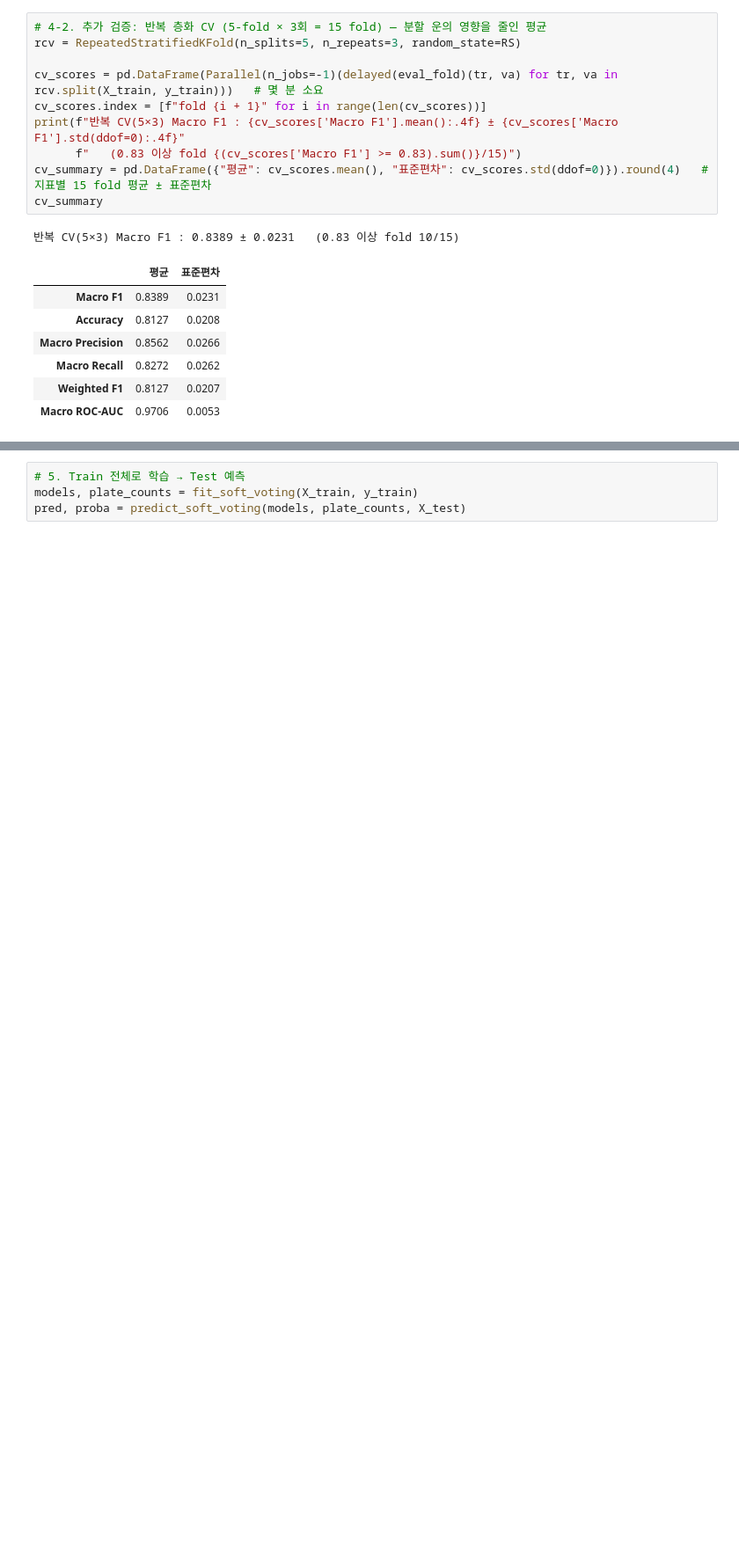
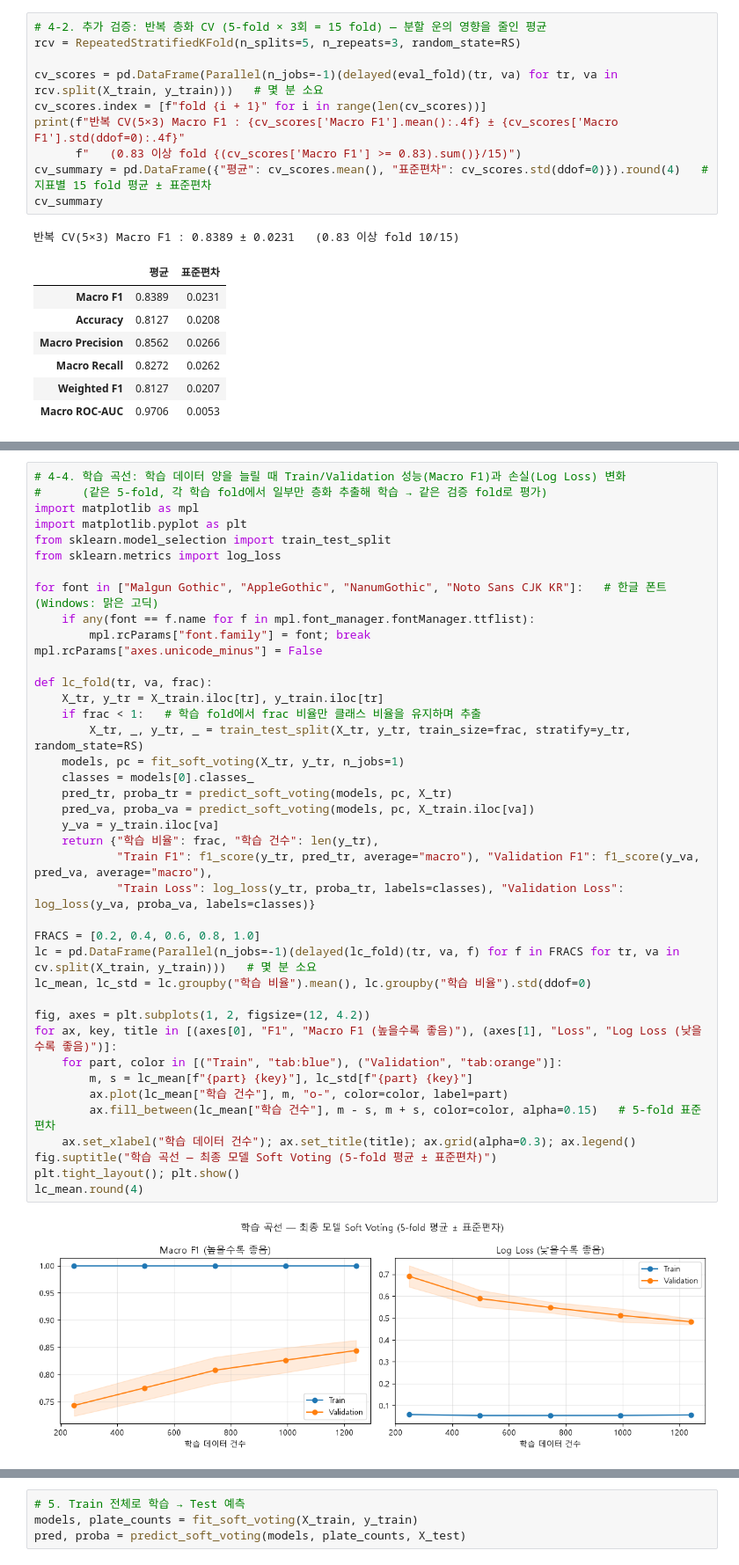
Before and after one commit to ehdwls1452/Teamproject01-steel-plate-fault-classification, a Jupyter notebook: notebooks/Taegyeom_08_train_final_model.ipynb, the cells around one changed output, grey strips where cells are left out. Shown at 88% size. Drawn from its saved outputs; the diff is of its cells as text; blank space fills up the shorter version.

```diff
--- a/notebooks/Taegyeom_08_train_final_model.ipynb
+++ b/notebooks/Taegyeom_08_train_final_model.ipynb
@@ -127,0 +154,42 @@ cv_summary
+# %%
+# 4-4. 학습 곡선: 학습 데이터 양을 늘릴 때 Train/Validation 성능(Macro F1)과 손실(Log Loss) 변화
+#      (같은 5-fold, 각 학습 fold에서 일부만 층화 추출해 학습 → 같은 검증 fold로 평가)
+import matplotlib as mpl
+import matplotlib.pyplot as plt
+from sklearn.model_selection import train_test_split
+from sklearn.metrics import log_loss
+
+for font in ["Malgun Gothic", "AppleGothic", "NanumGothic", "Noto Sans CJK KR"]:   # 한글 폰트 (Windows: 맑은 고딕)
+    if any(font == f.name for f in mpl.font_manager.fontManager.ttflist):
+        mpl.rcParams["font.family"] = font; break
+mpl.rcParams["axes.unicode_minus"] = False
+
+def lc_fold(tr, va, frac):
+    X_tr, y_tr = X_train.iloc[tr], y_train.iloc[tr]
+    if frac < 1:   # 학습 fold에서 frac 비율만 클래스 비율을 유지하며 추출
+        X_tr, _, y_tr, _ = train_test_split(X_tr, y_tr, train_size=frac, stratify=y_tr, random_state=RS)
+    models, pc = fit_soft_voting(X_tr, y_tr, n_jobs=1)
+    classes = models[0].classes_
+    pred_tr, proba_tr = predict_soft_voting(models, pc, X_tr)
+    pred_va, proba_va = predict_soft_voting(models, pc, X_train.iloc[va])
+    y_va = y_train.iloc[va]
+    return {"학습 비율": frac, "학습 건수": len(y_tr),
+            "Train F1": f1_score(y_tr, pred_tr, average="macro"), "Validation F1": f1_score(y_va, pred_va, average="macro"),
+            "Train Loss": log_loss(y_tr, proba_tr, labels=classes), "Validation Loss": log_loss(y_va, proba_va, labels=classes)}
+
+FRACS = [0.2, 0.4, 0.6, 0.8, 1.0]
+lc = pd.DataFrame(Parallel(n_jobs=-1)(delayed(lc_fold)(tr, va, f) for f in FRACS for tr, va in cv.split(X_train, y_train)))   # 몇 분 소요
+lc_mean, lc_std = lc.groupby("학습 비율").mean(), lc.groupby("학습 비율").std(ddof=0)
+
+fig, axes = plt.subplots(1, 2, figsize=(12, 4.2))
+for ax, key, title in [(axes[0], "F1", "Macro F1 (높을수록 좋음)"), (axes[1], "Loss", "Log Loss (낮을수록 좋음)")]:
+    for part, color in [("Train", "tab:blue"), ("Validation", "tab:orange")]:
+        m, s = lc_mean[f"{part} {key}"], lc_std[f"{part} {key}"]
+        ax.plot(lc_mean["학습 건수"], m, "o-", color=color, label=part)
+        ax.fill_between(lc_mean["학습 건수"], m - s, m + s, color=color, alpha=0.15)   # 5-fold 표준편차
+    ax.set_xlabel("학습 데이터 건수"); ax.set_title(title); ax.grid(alpha=0.3); ax.legend()
+fig.suptitle("학습 곡선 — 최종 모델 Soft Voting (5-fold 평균 ± 표준편차)")
+plt.tight_layout(); plt.show()
+lc_mean.round(4)
+# %% [output]
+[figure, added]
```
Also changed, not shown: parts of 4 cells of this notebook, 34 other files.
